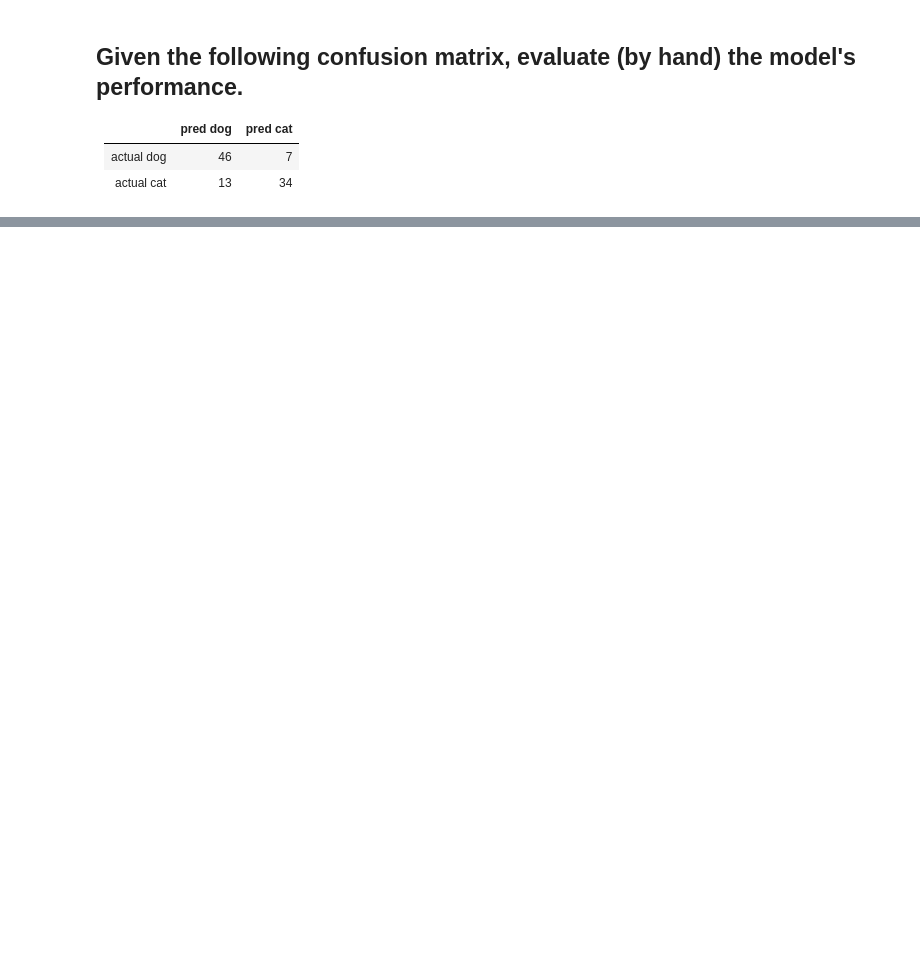
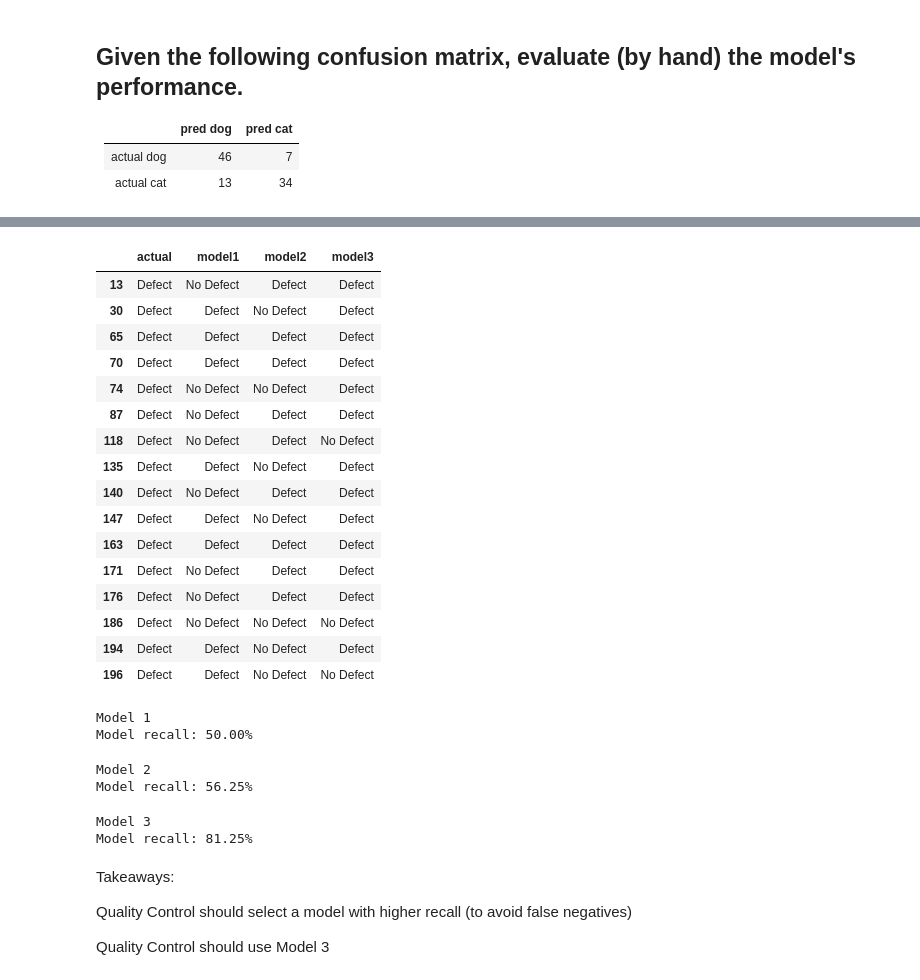
Before and after one commit to randyfrench/classification-exercises, a Jupyter notebook: model_evaluation.ipynb, the cells around one changed output, grey strips where cells are left out. Drawn from its saved outputs; the diff is of its cells as text; code cells hidden in the pictures; blank space fills up the shorter version.

```diff
--- a/model_evaluation.ipynb
+++ b/model_evaluation.ipynb
@@ -32,0 +70,3 @@
+# %%
+df = pd.read_csv('c3.csv')
+df.head()
@@ -32,0 +108,52 @@
+# %%
+# Model 1
+subset = df[df.actual == 'Defect']
+subset
+# %% [output]
+|  | actual | model1 | model2 | model3 |
+| 13 | Defect | No Defect | Defect | Defect |
+| 30 | Defect | Defect | No Defect | Defect |
+| 65 | Defect | Defect | Defect | Defect |
+| 70 | Defect | Defect | Defect | Defect |
+| 74 | Defect | No Defect | No Defect | Defect |
+| 87 | Defect | No Defect | Defect | Defect |
+| 118 | Defect | No Defect | Defect | No Defect |
+| 135 | Defect | Defect | No Defect | Defect |
+| 140 | Defect | No Defect | Defect | Defect |
+| 147 | Defect | Defect | No Defect | Defect |
+| 163 | Defect | Defect | Defect | Defect |
+| 171 | Defect | No Defect | Defect | Defect |
+| 176 | Defect | No Defect | Defect | Defect |
+| 186 | Defect | No Defect | No Defect | No Defect |
+| 194 | Defect | Defect | No Defect | Defect |
+| 196 | Defect | Defect | No Defect | No Defect |
+# %%
+# Model 1 Recall
+model_recall = (subset.actual == subset.model1).mean()
+print("Model 1")
+print(f"Model recall: {model_recall:.2%}")
+# %% [output]
+Model 1
+Model recall: 50.00%
+# %%
+# Model 2 Recall
+model_recall = (subset.actual == subset.model2).mean()
+print("Model 2")
+print(f"Model recall: {model_recall:.2%}")
+# %% [output]
+Model 2
+Model recall: 56.25%
+# %%
+# Model 3 Recall
+model_recall = (subset.actual == subset.model3).mean()
+print("Model 3")
+print(f"Model recall: {model_recall:.2%}")
+# %% [output]
+Model 3
+Model recall: 81.25%
+# %% [markdown]
+Takeaways:
+
+Quality Control should select a model with higher recall (to avoid false negatives)
+
+Quality Control should use Model 3
```
Also changed, not shown: parts of 50 cells of this notebook, 4 other files.
